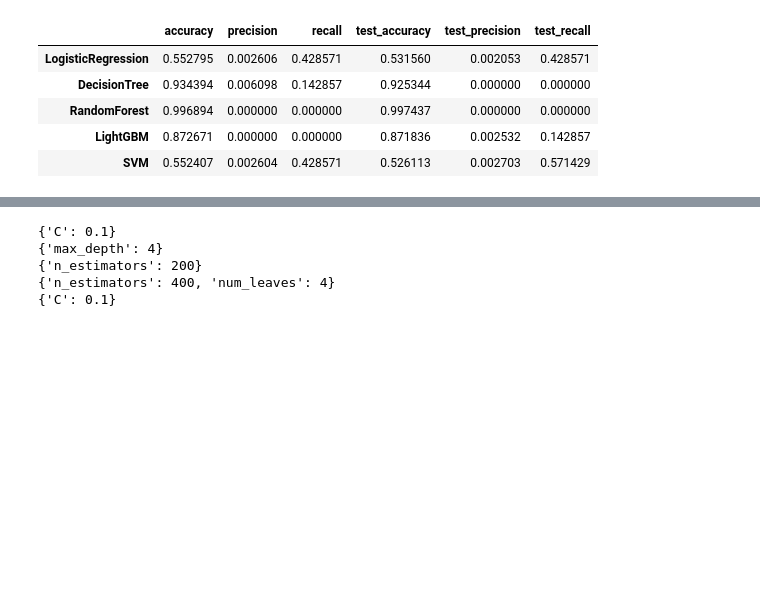
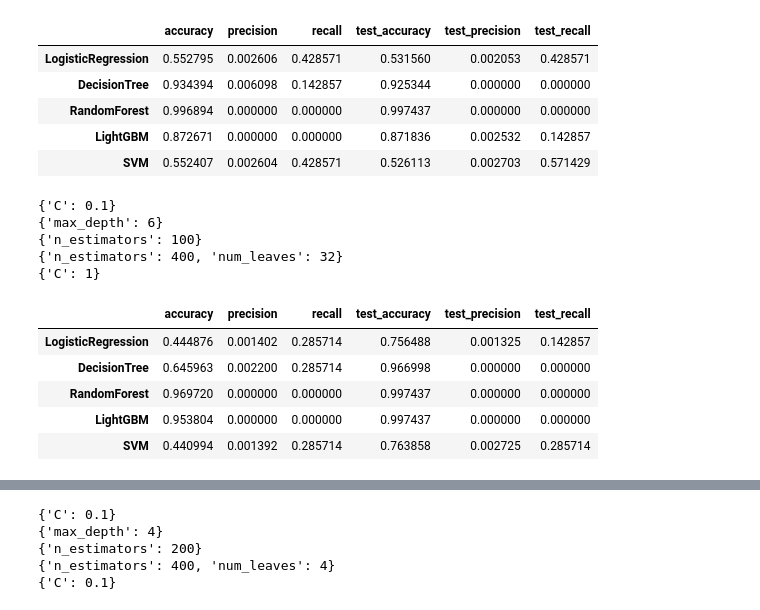
Before and after one commit to timeno10/dss_ml_socar, a Jupyter notebook: socar.ipynb, the cells around one changed output, grey strips where cells are left out. Cells and saved outputs as stored; diff of their text form; code cells hidden in the pictures; blank space fills up the shorter version.

```diff
--- a/socar.ipynb
+++ b/socar.ipynb
@@ -420,3 +457,24 @@ sc.get_result_pd()
 | RandomForest | 0.996894 | 0.000000 | 0.000000 | 0.997437 | 0.000000 | 0.000000 |
 | LightGBM | 0.872671 | 0.000000 | 0.000000 | 0.871836 | 0.002532 | 0.142857 |
 | SVM | 0.552407 | 0.002604 | 0.428571 | 0.526113 | 0.002703 | 0.571429 |
+# %%
+sc = SocarML(socar)
+sc.drop_columns(['b2b', 'repair_cost', 'car_part1', 'car_part2', 'repair_cnt', 'insurance_site_aid_YN', 'police_site_aid_YN', 'total_prsn_cnt'])
+sc.one_hot_encoding()
+sc.split_dataset()
+sc.scaling(StandardScaler)
+sc.sampling(SMOTEENN)
+sc.pca(4)
+sc.get_result_pd()
+# %% [output]
+{'C': 0.1}
+{'max_depth': 6}
+{'n_estimators': 100}
+{'n_estimators': 400, 'num_leaves': 32}
+{'C': 1}
+|  | accuracy | precision | recall | test_accuracy | test_precision | test_recall |
+| LogisticRegression | 0.444876 | 0.001402 | 0.285714 | 0.756488 | 0.001325 | 0.142857 |
+| DecisionTree | 0.645963 | 0.002200 | 0.285714 | 0.966998 | 0.000000 | 0.000000 |
+| RandomForest | 0.969720 | 0.000000 | 0.000000 | 0.997437 | 0.000000 | 0.000000 |
+| LightGBM | 0.953804 | 0.000000 | 0.000000 | 0.997437 | 0.000000 | 0.000000 |
+| SVM | 0.440994 | 0.001392 | 0.285714 | 0.763858 | 0.002725 | 0.285714 |
```
Also changed, not shown: parts of 7 cells of this notebook.
